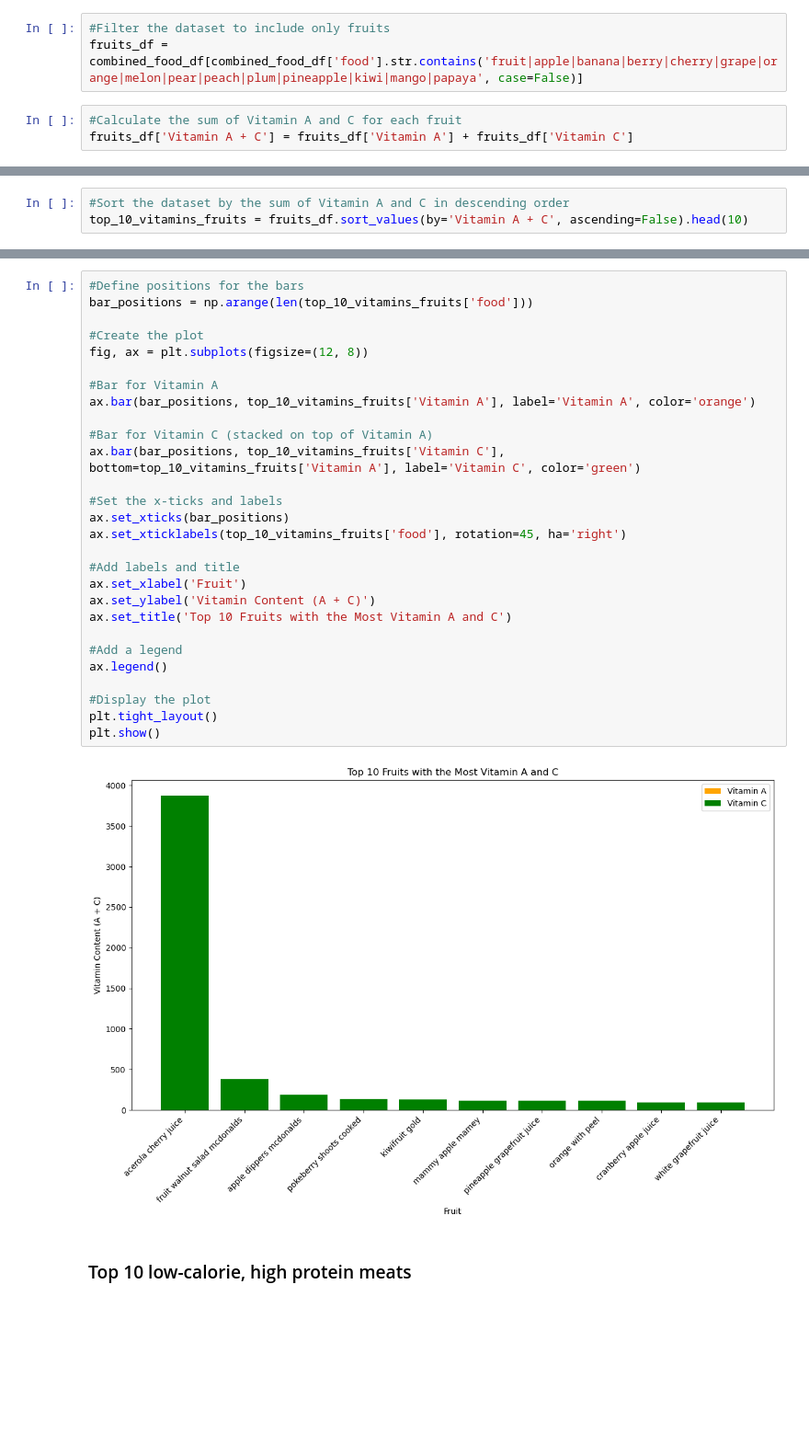
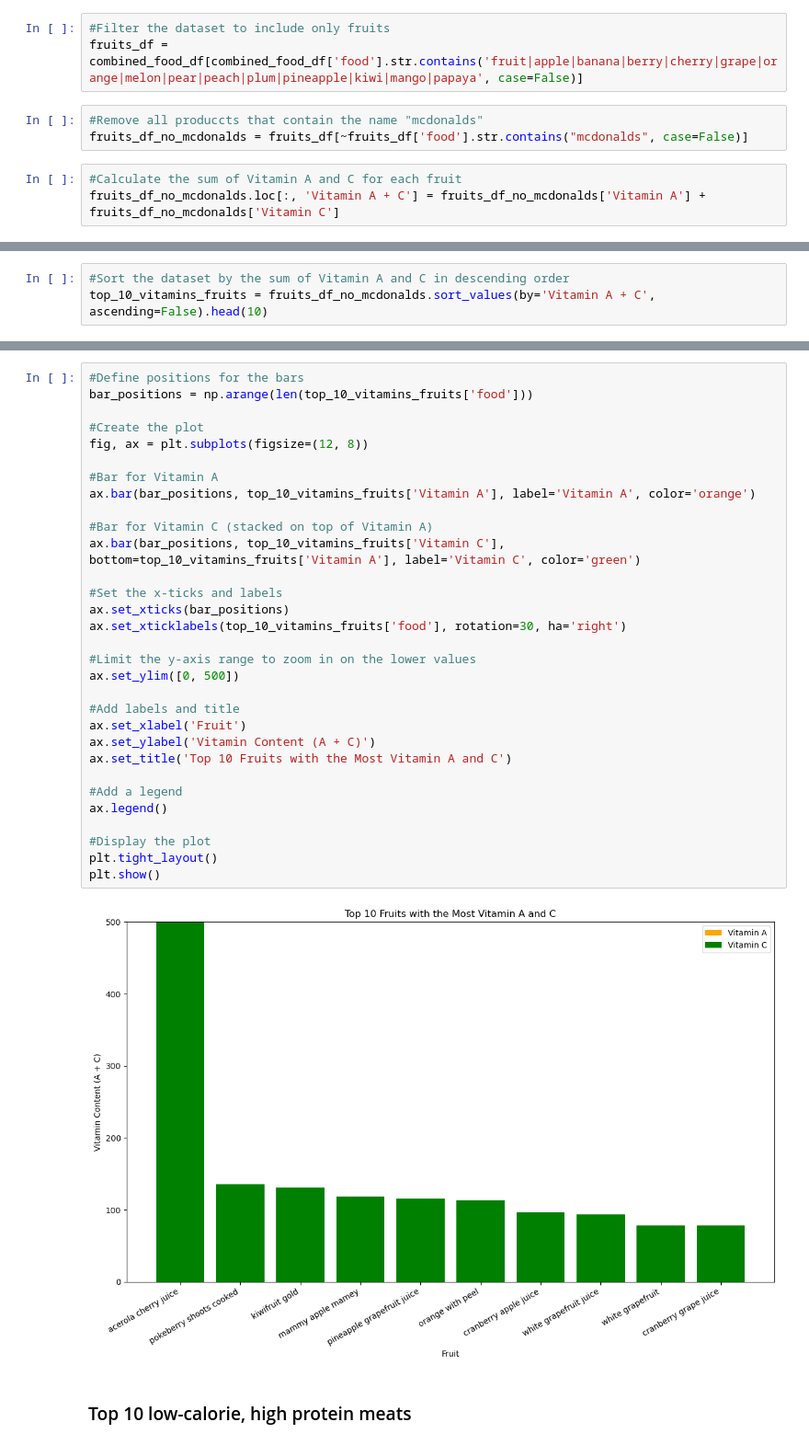
Before and after one commit to Jenner-Valdez/Food-Nutrition, a Jupyter notebook: Scripts/food_and_nutritional_values.ipynb, the cells around one changed output, grey strips where cells are left out. Shown: that part at 92% size. Saved outputs shown, nothing was run; the diff lists cells and outputs as text; blank space fills up the shorter version.

```diff
--- a/Scripts/food_and_nutritional_values.ipynb
+++ b/Scripts/food_and_nutritional_values.ipynb
@@ -788,9 +788,12 @@ high_protein_no_fat_df[['food', 'Fat']]
 # %%
 #Filter the dataset to include only fruits
 fruits_df = combined_food_df[combined_food_df['food'].str.contains('fruit|apple|banana|berry|cherry|grape|orange|melon|pear|peach|plum|pineapple|kiwi|mango|papaya', case=False)]
+# %%
+#Remove all produccts that contain the name "mcdonalds"
+fruits_df_no_mcdonalds = fruits_df[~fruits_df['food'].str.contains("mcdonalds", case=False)]
 # %%
 #Calculate the sum of Vitamin A and C for each fruit
-fruits_df['Vitamin A + C'] = fruits_df['Vitamin A'] + fruits_df['Vitamin C']
+fruits_df_no_mcdonalds.loc[:, 'Vitamin A + C'] = fruits_df_no_mcdonalds['Vitamin A'] + fruits_df_no_mcdonalds['Vitamin C']
 # %% [output]
 A value is trying to be set on a copy of a slice from a DataFrame.
 Try using .loc[row_indexer,col_indexer] = value instead
@@ -800,6 +803,6 @@ See the caveats in the documentation: https://pandas.pydata.org/pandas-docs/stab
 # %%
 #Sort the dataset by the sum of Vitamin A and C in descending order
-top_10_vitamins_fruits = fruits_df.sort_values(by='Vitamin A + C', ascending=False).head(10)
+top_10_vitamins_fruits = fruits_df_no_mcdonalds.sort_values(by='Vitamin A + C', ascending=False).head(10)
 # %%
 #Display the results
 top_10_vitamins_fruits[['food', 'Vitamin A', 'Vitamin C', 'Vitamin A + C']]
@@ -818,33 +821,36 @@ top_10_vitamins_fruits[['food', 'Vitamin A', 'Vitamin C', 'Vitamin A + C']]
 # %%
 #Define positions for the bars
 bar_positions = np.arange(len(top_10_vitamins_fruits['food']))
 
 #Create the plot
 fig, ax = plt.subplots(figsize=(12, 8))
 
 #Bar for Vitamin A
 ax.bar(bar_positions, top_10_vitamins_fruits['Vitamin A'], label='Vitamin A', color='orange')
 
 #Bar for Vitamin C (stacked on top of Vitamin A)
 ax.bar(bar_positions, top_10_vitamins_fruits['Vitamin C'], bottom=top_10_vitamins_fruits['Vitamin A'], label='Vitamin C', color='green')
 
 #Set the x-ticks and labels
 ax.set_xticks(bar_positions)
-ax.set_xticklabels(top_10_vitamins_fruits['food'], rotation=45, ha='right')
+ax.set_xticklabels(top_10_vitamins_fruits['food'], rotation=30, ha='right')
+
+#Limit the y-axis range to zoom in on the lower values
+ax.set_ylim([0, 500])
 
 #Add labels and title
 ax.set_xlabel('Fruit')
 ax.set_ylabel('Vitamin Content (A + C)')
 ax.set_title('Top 10 Fruits with the Most Vitamin A and C')
 
 #Add a legend
 ax.legend()
 
 #Display the plot
 plt.tight_layout()
 plt.show()
 # %% [output]
-[figure, old version]
+[figure, new version]
 # %% [markdown]
 ### Top 10 low-calorie, high protein meats
 # %%
```
Also changed, not shown: parts of 12 cells of this notebook, 1 other file.
